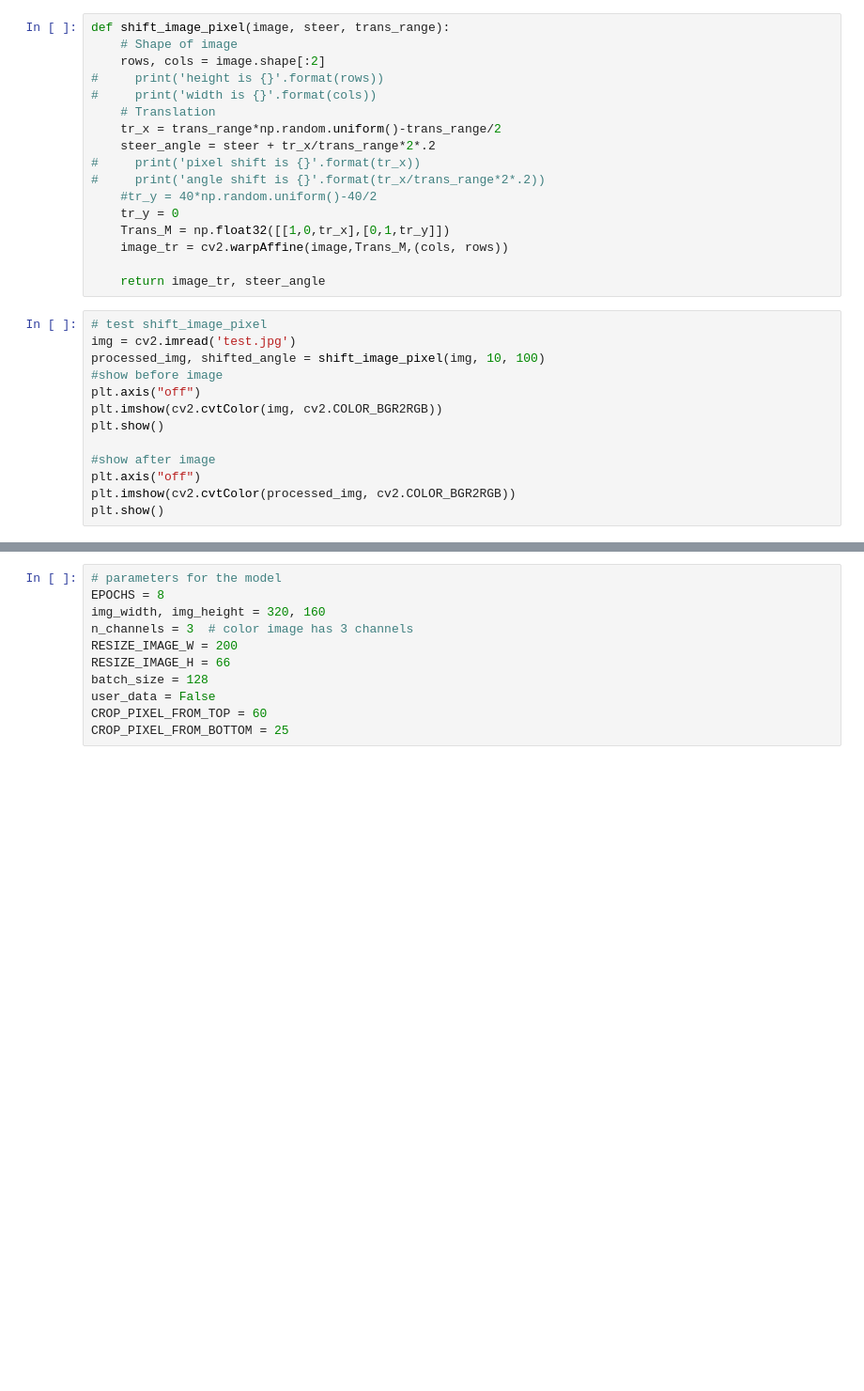
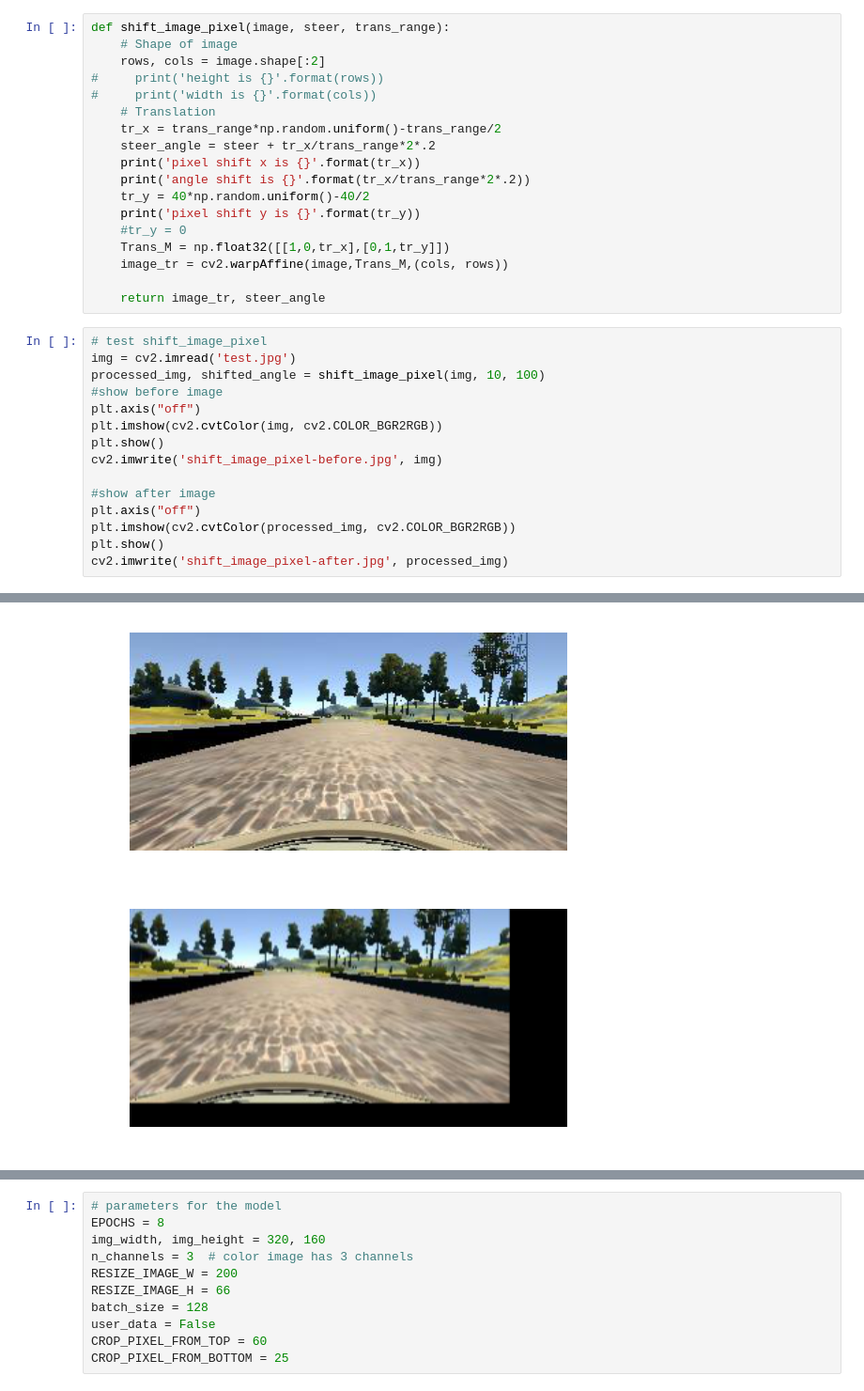
Before and after one commit to chenyu36/Behavioral-Cloning, a Jupyter notebook: model_retrain_s.ipynb, the cells around one changed output, grey strips where cells are left out. Shown at 94% size. Cells and saved outputs as stored; diff of their text form; blank space fills up the shorter version.

Commit message:
Updated with example images from augmentation
Updated with example images from augmentation

```diff
--- a/model_retrain_s.ipynb
+++ b/model_retrain_s.ipynb
@@ -29,10 +27,11 @@ def shift_image_pixel(image, steer, trans_range):
     # Translation
     tr_x = trans_range*np.random.uniform()-trans_range/2
     steer_angle = steer + tr_x/trans_range*2*.2
-#     print('pixel shift is {}'.format(tr_x))
-#     print('angle shift is {}'.format(tr_x/trans_range*2*.2))
-    #tr_y = 40*np.random.uniform()-40/2
-    tr_y = 0
+    print('pixel shift x is {}'.format(tr_x))
+    print('angle shift is {}'.format(tr_x/trans_range*2*.2))
+    tr_y = 40*np.random.uniform()-40/2
+    print('pixel shift y is {}'.format(tr_y))
+    #tr_y = 0
     Trans_M = np.float32([[1,0,tr_x],[0,1,tr_y]])
     image_tr = cv2.warpAffine(image,Trans_M,(cols, rows))
 
@@ -45,8 +44,11 @@ processed_img, shifted_angle = shift_image_pixel(img, 10, 100)
 plt.axis("off")
 plt.imshow(cv2.cvtColor(img, cv2.COLOR_BGR2RGB))
 plt.show()
+cv2.imwrite('shift_image_pixel-before.jpg', img)
 
 #show after image
 plt.axis("off")
 plt.imshow(cv2.cvtColor(processed_img, cv2.COLOR_BGR2RGB))
 plt.show()
+cv2.imwrite('shift_image_pixel-after.jpg', processed_img)
+# %% [output]
@@ -52,0 +58,2 @@ plt.show()
+[figure, added]
+[figure, added]
```
Also changed, not shown: parts of 8 cells of this notebook, 9 other files.
